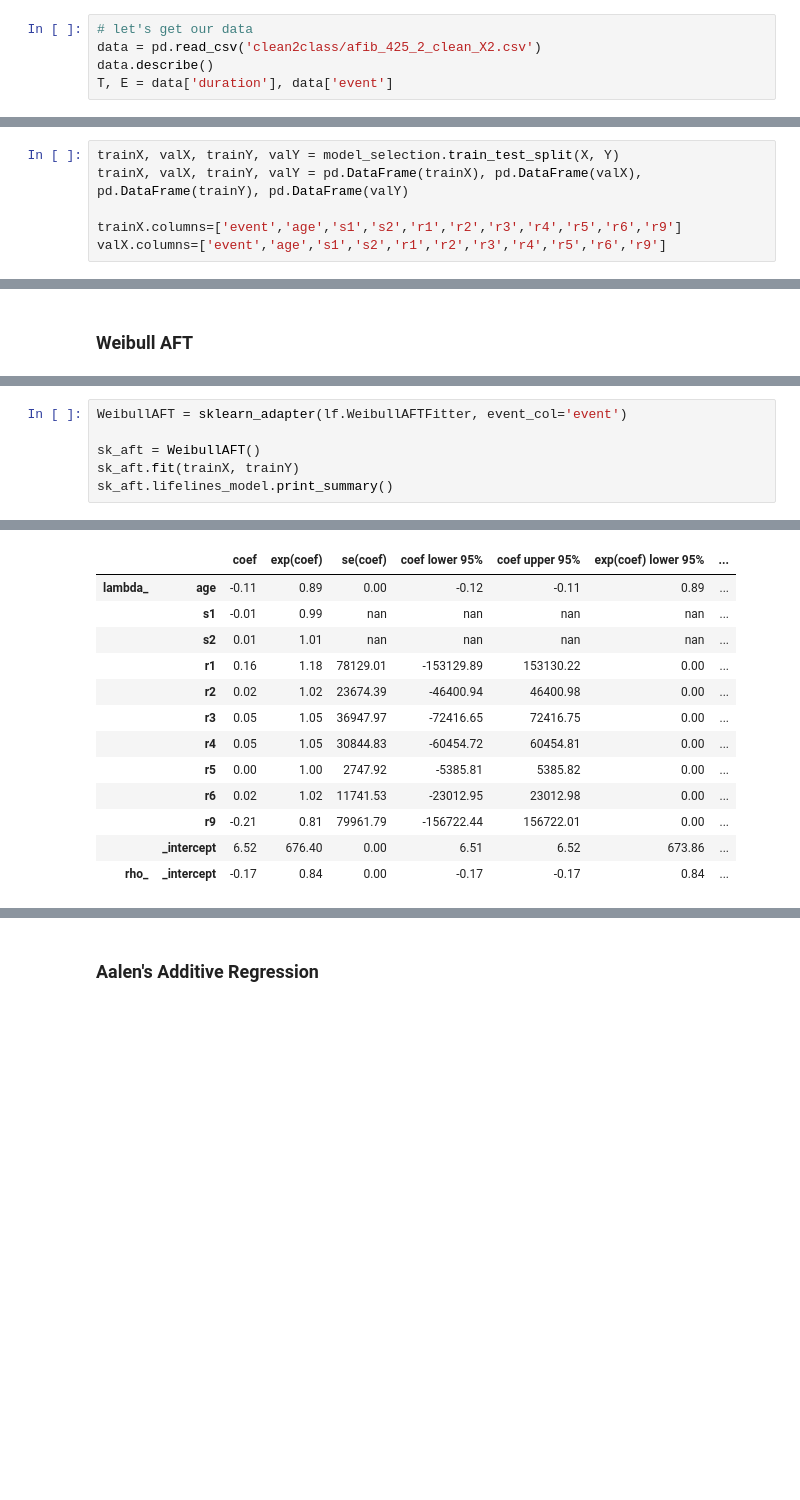
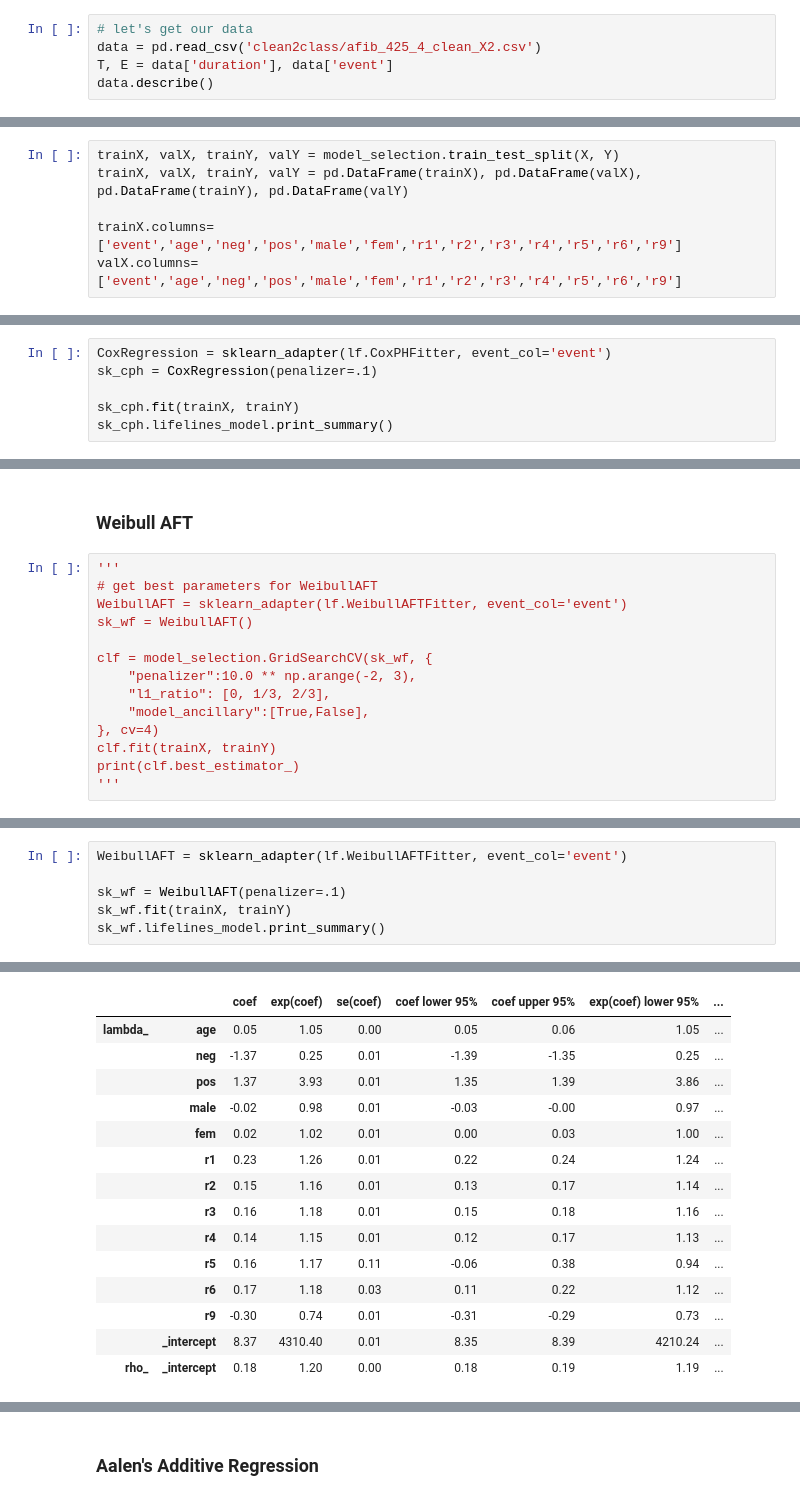
Before and after one commit to wilson-diaz/HCUP-Survival, a Jupyter notebook: SurvivalRegression2Class.ipynb, the cells around one changed output, grey strips where cells are left out. Cells and saved outputs as stored; diff of their text form; blank space fills up the shorter version.

```diff
--- a/SurvivalRegression2Class.ipynb
+++ b/SurvivalRegression2Class.ipynb
@@ -12,6 +12,6 @@ from sklearn import model_selection
 from sklearn.linear_model import LinearRegression
 # %%
 # let's get our data
-data = pd.read_csv('clean2class/afib_425_2_clean_X2.csv')
+data = pd.read_csv('clean2class/afib_425_4_clean_X2.csv')
+T, E = data['duration'], data['event']
 data.describe()
-T, E = data['duration'], data['event']
@@ -60,5 +75,5 @@ X
 trainX, valX, trainY, valY = model_selection.train_test_split(X, Y)
 trainX, valX, trainY, valY = pd.DataFrame(trainX), pd.DataFrame(valX), pd.DataFrame(trainY), pd.DataFrame(valY)
 
-trainX.columns=['event','age','s1','s2','r1','r2','r3','r4','r5','r6','r9']
-valX.columns=['event','age','s1','s2','r1','r2','r3','r4','r5','r6','r9']
+trainX.columns=['event','age','neg','pos','male','fem','r1','r2','r3','r4','r5','r6','r9']
+valX.columns=['event','age','neg','pos','male','fem','r1','r2','r3','r4','r5','r6','r9']
@@ -109,0 +90,6 @@ print(lf.utils.concordance_index(valY, lrg.predict(valX), event_observed=valX['e
+# %%
+CoxRegression = sklearn_adapter(lf.CoxPHFitter, event_col='event')
+sk_cph = CoxRegression(penalizer=.1)
+
+sk_cph.fit(trainX, trainY)
+sk_cph.lifelines_model.print_summary()
@@ -110,2 +140,16 @@ print(lf.utils.concordance_index(valY, lrg.predict(valX), event_observed=valX['e
 # %% [markdown]
 ### Weibull AFT
+# %%
+'''
+# get best parameters for WeibullAFT
+WeibullAFT = sklearn_adapter(lf.WeibullAFTFitter, event_col='event')
+sk_wf = WeibullAFT()
+
+clf = model_selection.GridSearchCV(sk_wf, {
+    "penalizer":10.0 ** np.arange(-2, 3),
+    "l1_ratio": [0, 1/3, 2/3],
+    "model_ancillary":[True,False],
+}, cv=4)
+clf.fit(trainX, trainY)
+print(clf.best_estimator_)
+'''
@@ -112,7 +158,7 @@ print(lf.utils.concordance_index(valY, lrg.predict(valX), event_observed=valX['e
 # %%
 WeibullAFT = sklearn_adapter(lf.WeibullAFTFitter, event_col='event')
 
-sk_aft = WeibullAFT()
-sk_aft.fit(trainX, trainY)
-sk_aft.lifelines_model.print_summary()
+sk_wf = WeibullAFT(penalizer=.1)
+sk_wf.fit(trainX, trainY)
+sk_wf.lifelines_model.print_summary()
 # %% [output]
@@ -129,13 +173,15 @@ It's advisable to not trust the variances reported, and to be suspicious of the
 |  |  | coef | exp(coef) | se(coef) | coef lower 95% | coef upper 95% | exp(coef) lower 95% | ... |
-| lambda_ | age | -0.11 | 0.89 | 0.00 | -0.12 | -0.11 | 0.89 | ... |
-|  | s1 | -0.01 | 0.99 | nan | nan | nan | nan | ... |
-|  | s2 | 0.01 | 1.01 | nan | nan | nan | nan | ... |
-|  | r1 | 0.16 | 1.18 | 78129.01 | -153129.89 | 153130.22 | 0.00 | ... |
-|  | r2 | 0.02 | 1.02 | 23674.39 | -46400.94 | 46400.98 | 0.00 | ... |
-|  | r3 | 0.05 | 1.05 | 36947.97 | -72416.65 | 72416.75 | 0.00 | ... |
-|  | r4 | 0.05 | 1.05 | 30844.83 | -60454.72 | 60454.81 | 0.00 | ... |
-|  | r5 | 0.00 | 1.00 | 2747.92 | -5385.81 | 5385.82 | 0.00 | ... |
-|  | r6 | 0.02 | 1.02 | 11741.53 | -23012.95 | 23012.98 | 0.00 | ... |
-|  | r9 | -0.21 | 0.81 | 79961.79 | -156722.44 | 156722.01 | 0.00 | ... |
-|  | _intercept | 6.52 | 676.40 | 0.00 | 6.51 | 6.52 | 673.86 | ... |
-| rho_ | _intercept | -0.17 | 0.84 | 0.00 | -0.17 | -0.17 | 0.84 | ... |
+| lambda_ | age | 0.05 | 1.05 | 0.00 | 0.05 | 0.06 | 1.05 | ... |
+|  | neg | -1.37 | 0.25 | 0.01 | -1.39 | -1.35 | 0.25 | ... |
+|  | pos | 1.37 | 3.93 | 0.01 | 1.35 | 1.39 | 3.86 | ... |
+|  | male | -0.02 | 0.98 | 0.01 | -0.03 | -0.00 | 0.97 | ... |
+|  | fem | 0.02 | 1.02 | 0.01 | 0.00 | 0.03 | 1.00 | ... |
+|  | r1 | 0.23 | 1.26 | 0.01 | 0.22 | 0.24 | 1.24 | ... |
+|  | r2 | 0.15 | 1.16 | 0.01 | 0.13 | 0.17 | 1.14 | ... |
+|  | r3 | 0.16 | 1.18 | 0.01 | 0.15 | 0.18 | 1.16 | ... |
+|  | r4 | 0.14 | 1.15 | 0.01 | 0.12 | 0.17 | 1.13 | ... |
+|  | r5 | 0.16 | 1.17 | 0.11 | -0.06 | 0.38 | 0.94 | ... |
+|  | r6 | 0.17 | 1.18 | 0.03 | 0.11 | 0.22 | 1.12 | ... |
+|  | r9 | -0.30 | 0.74 | 0.01 | -0.31 | -0.29 | 0.73 | ... |
+|  | _intercept | 8.37 | 4310.40 | 0.01 | 8.35 | 8.39 | 4210.24 | ... |
+| rho_ | _intercept | 0.18 | 1.20 | 0.00 | 0.18 | 0.19 | 1.19 | ... |
```
Also changed, not shown: parts of 49 cells of this notebook, 2 other files.
